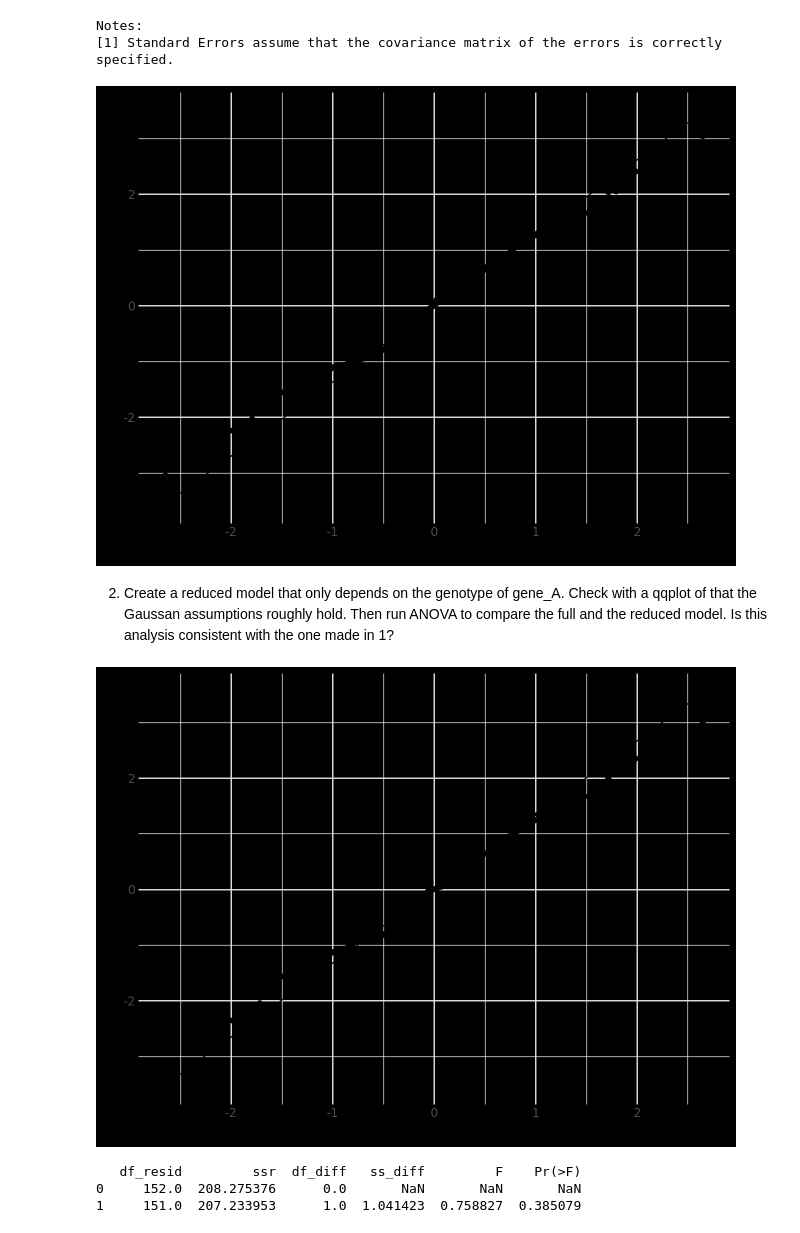
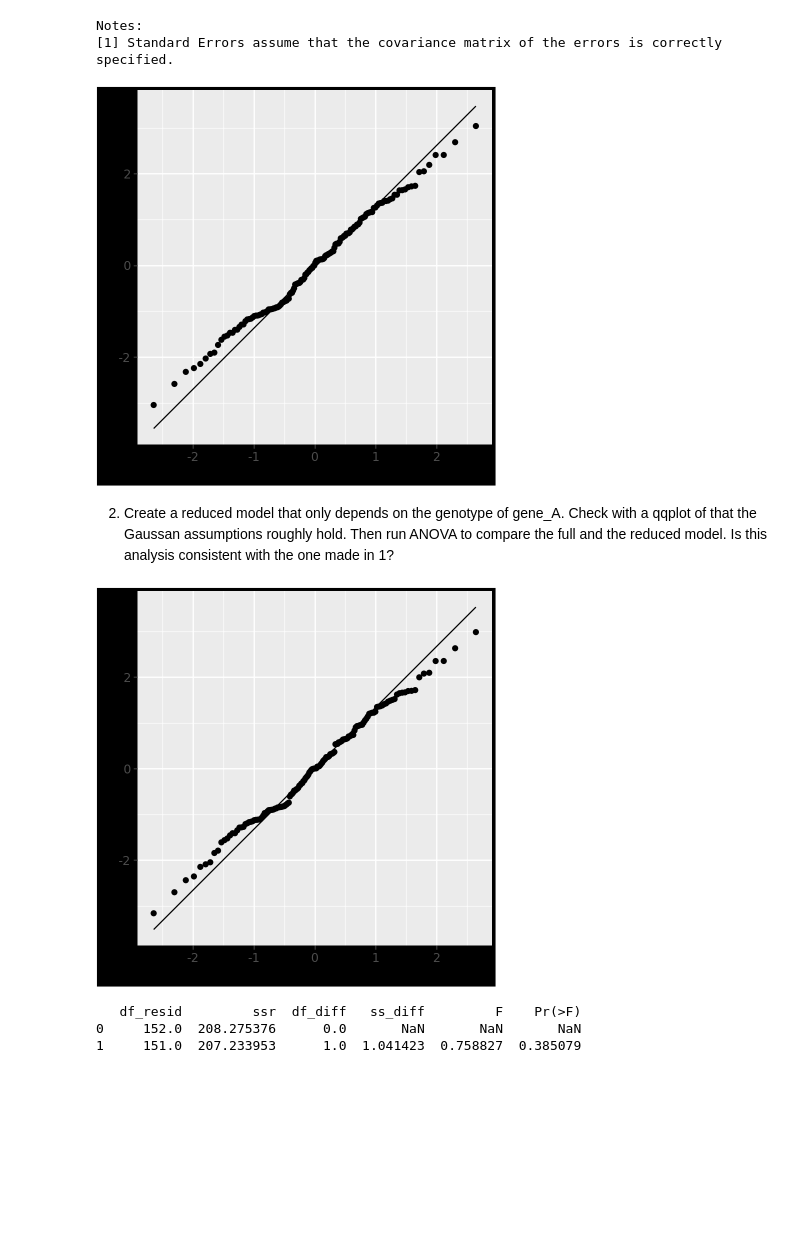
Before and after one commit to areiljan/DataScience, a Jupyter notebook: EX10/10b.ipynb, the cells around one changed output. Saved outputs shown, nothing was run; the diff lists cells and outputs as text; code cells hidden in the pictures; blank space fills up the shorter version.

Commit message:
removed theme_minimal()

```diff
--- a/EX10/10b.ipynb
+++ b/EX10/10b.ipynb
@@ -74,14 +73,13 @@ Notes:
 # %%
 df_resid = pd.DataFrame({'resid': residuals})
 (
     ggplot(df_resid, aes(sample="resid"))
     + stat_qq()
     + stat_qq_line()
     + theme(figure_size=(4, 4))
-    + theme_minimal()
 ) # The errors do follow a normal distribution, so all good.
 # %% [output]
-[figure, old version]
+[figure, new version]
 # %% [markdown]
 2. Create a reduced model that only depends on the genotype of gene_A. Check with a qqplot of that
 the Gaussan assumptions roughly hold. Then run ANOVA to compare the full and the reduced model.
@@ -95,13 +93,12 @@ ggplot(df_resid, aes(sample="resid"))
 + stat_qq()
 + stat_qq_line()
 + theme(figure_size=(4, 4))
-+ theme_minimal()
 )
 
 # Now running ANOVA analysis; our null hypothesis is:
 # Ho: adding the genotype information of gene_B does not improve the model.
 # %% [output]
-[figure, old version]
+[figure, new version]
 # %%
 from statsmodels.stats.anova import anova_lm
 anova_results = anova_lm(reduced, full)
```
Also changed, not shown: parts of 4 cells of this notebook.
